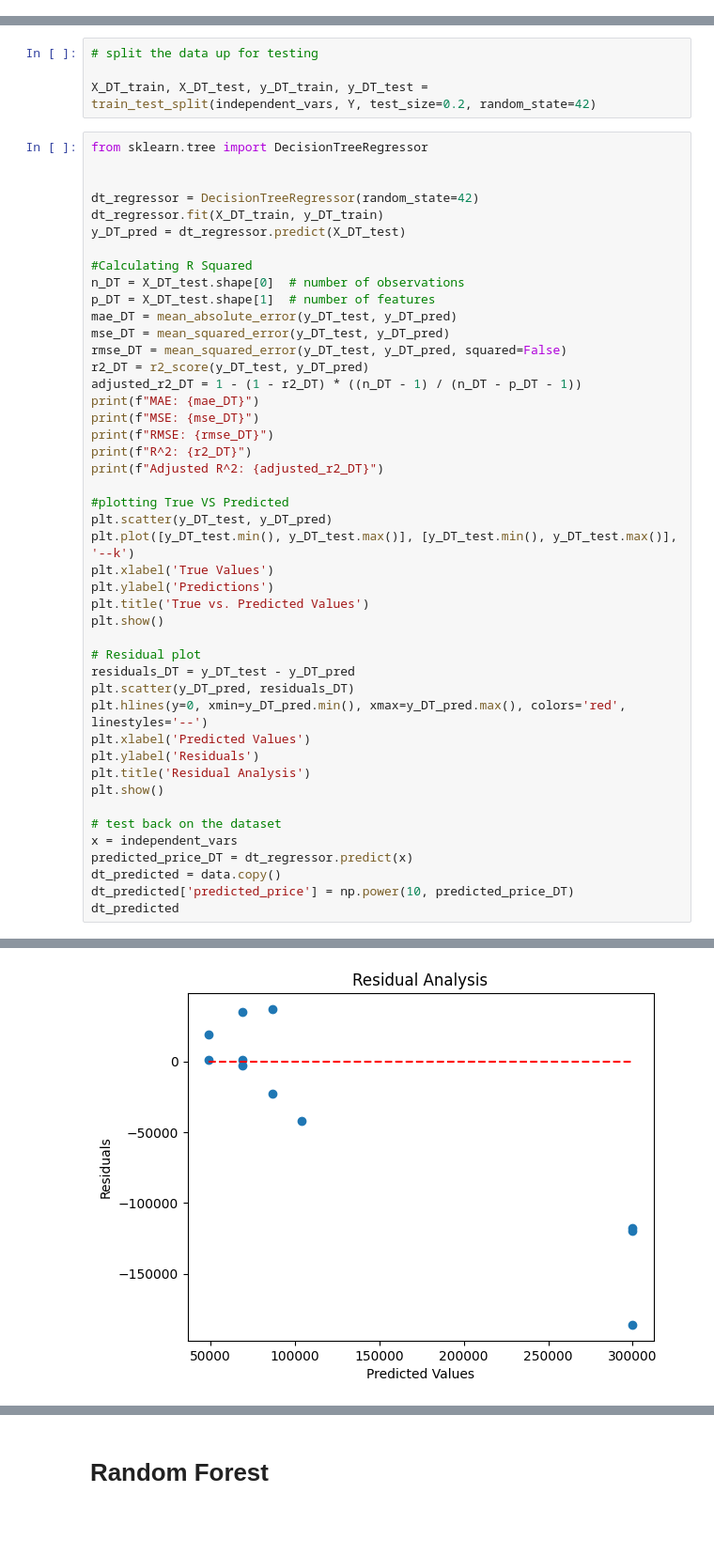
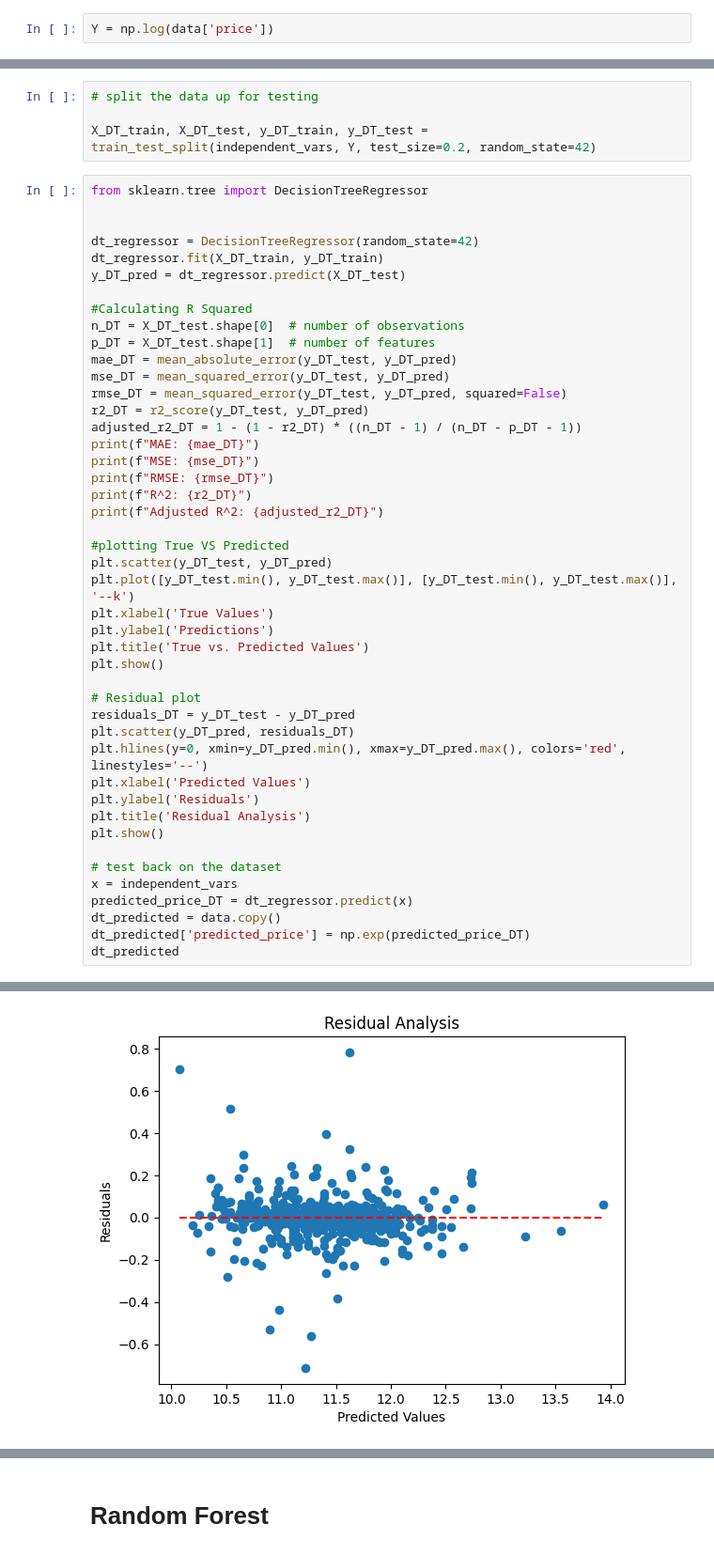
Before and after one commit to koiljat/IS3107_Group32, a Jupyter notebook: Script Dump/ml_pipeline.ipynb, the cells around one changed output, grey strips where cells are left out. Shown: that part at 94% size. Drawn from its saved outputs; the diff is of its cells as text; blank space fills up the shorter version.

```diff
--- a/Script Dump/ml_pipeline.ipynb
+++ b/Script Dump/ml_pipeline.ipynb
@@ -442,3 +429,5 @@ Index(['owners', 'eng_cap', 'mileage', 'power', 'coe_left', 'model_seats',
+# %%
+Y = np.log(data['price'])
 # %% [markdown]
 # Linear Regression
 # %%
@@ -651,6 +632,6 @@ plt.show()
 x = independent_vars
 predicted_price_DT = dt_regressor.predict(x)
 dt_predicted = data.copy()
-dt_predicted['predicted_price'] = np.power(10, predicted_price_DT)
+dt_predicted['predicted_price'] = np.exp(predicted_price_DT)
 dt_predicted
 # %% [output]
@@ -663,2 +644,2 @@ Adjusted R^2: 4.409531721521161
-[figure, old version]
+[figure, new version]
 |  | owners | eng_cap | price | depreciation | mileage | power | coe_left | omv | arf | model_seats | ... |
```
Also changed, not shown: parts of 24 cells of this notebook, 5 other files.
